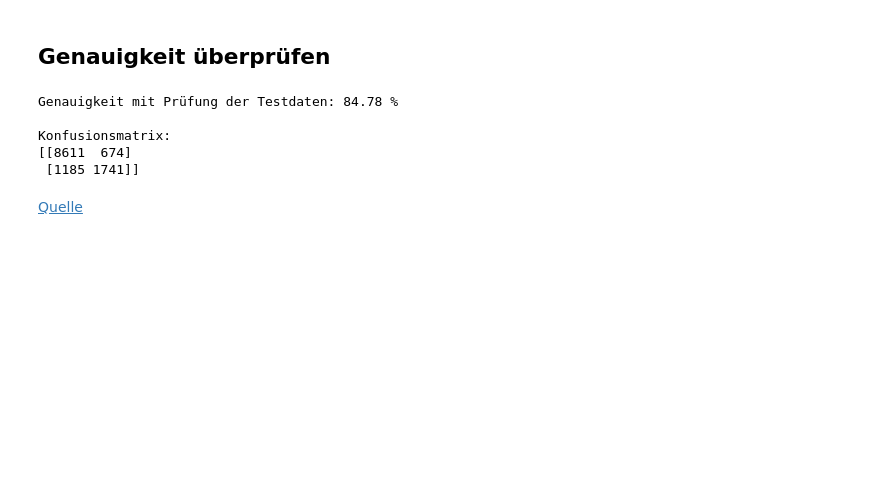
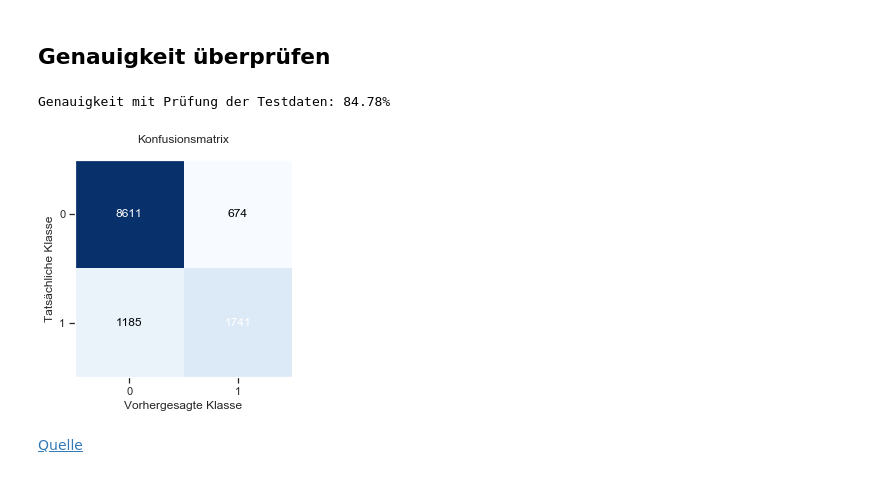
Before and after one commit to MarcZeger/MachineLearning, a Jupyter notebook: Notebook.ipynb, the cells around one changed output. Cells and saved outputs as stored; diff of their text form; code cells hidden in the pictures; blank space fills up the shorter version.

```diff
--- a/Notebook.ipynb
+++ b/Notebook.ipynb
@@ -188,16 +188,15 @@ predictions = clf.predict(features_test)
 # %% [markdown]
 ## Genauigkeit überprüfen
 # %%
-print ("Genauigkeit mit Prüfung der Testdaten:", round(accuracy_score(labels_test, predictions)*100,2), "%")
+print ("Genauigkeit mit Prüfung der Testdaten:", str(round(accuracy_score(labels_test, predictions)*100,2)) + "%")
 print()
-print ("Konfusionsmatrix:")
-print(confusion_matrix(labels_test, predictions))
+
+fig, ax = plot_confusion_matrix(conf_mat=confusion_matrix(labels_test, predictions))
+ax.set(title="Konfusionsmatrix", ylabel='Tatsächliche Klasse', xlabel='Vorhergesagte Klasse')
+plt.show()
 # %% [output]
-Genauigkeit mit Prüfung der Testdaten: 84.78 %
-
-Konfusionsmatrix:
-[[8611  674]
- [1185 1741]]
+Genauigkeit mit Prüfung der Testdaten: 84.78%
+[figure, added]
 # %% [markdown]
 [Quelle](http://dataaspirant.com/2017/06/26/random-forest-classifier-python-scikit-learn/)
 # %% [markdown]
```
Also changed, not shown: parts of 3 cells of this notebook.
